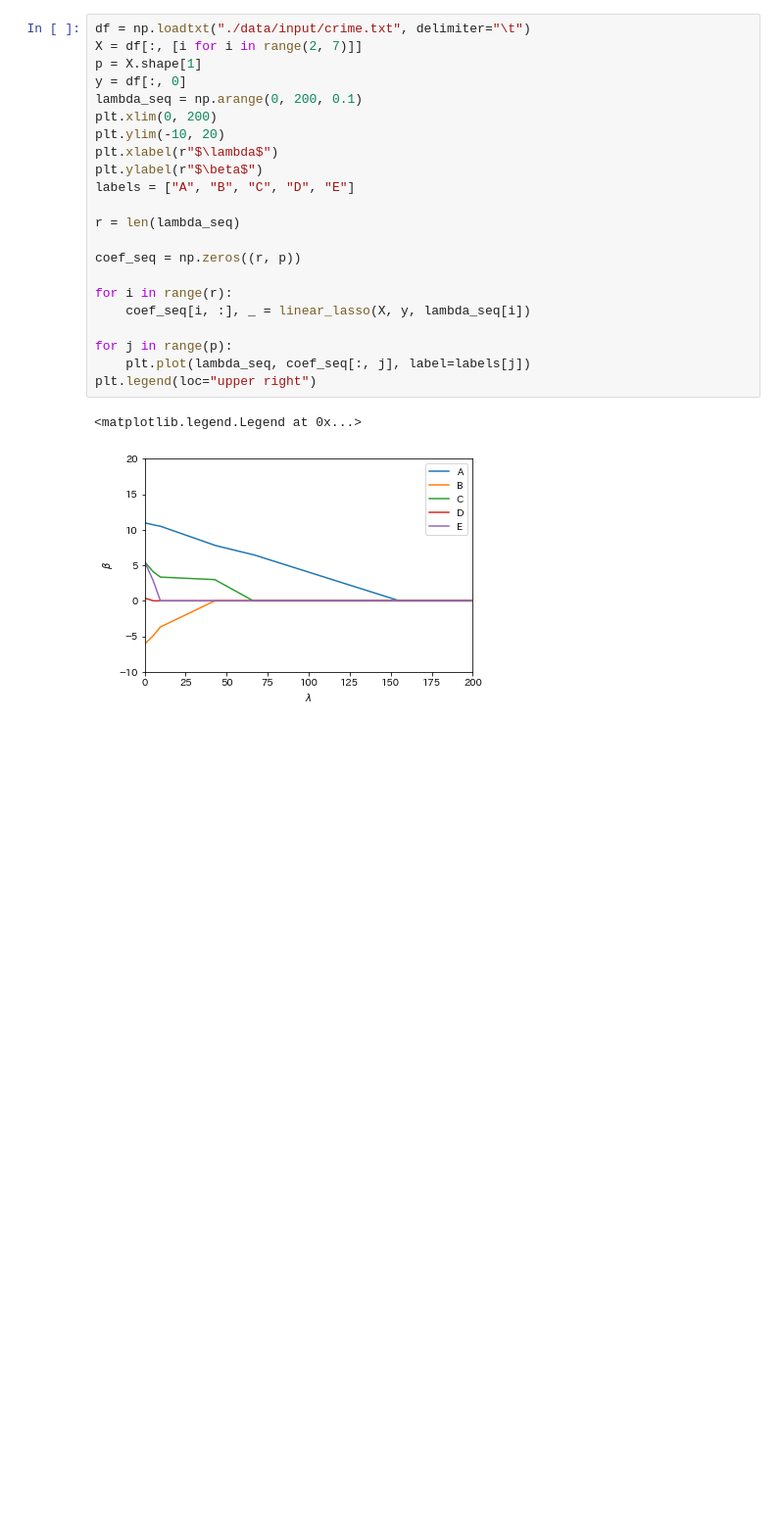
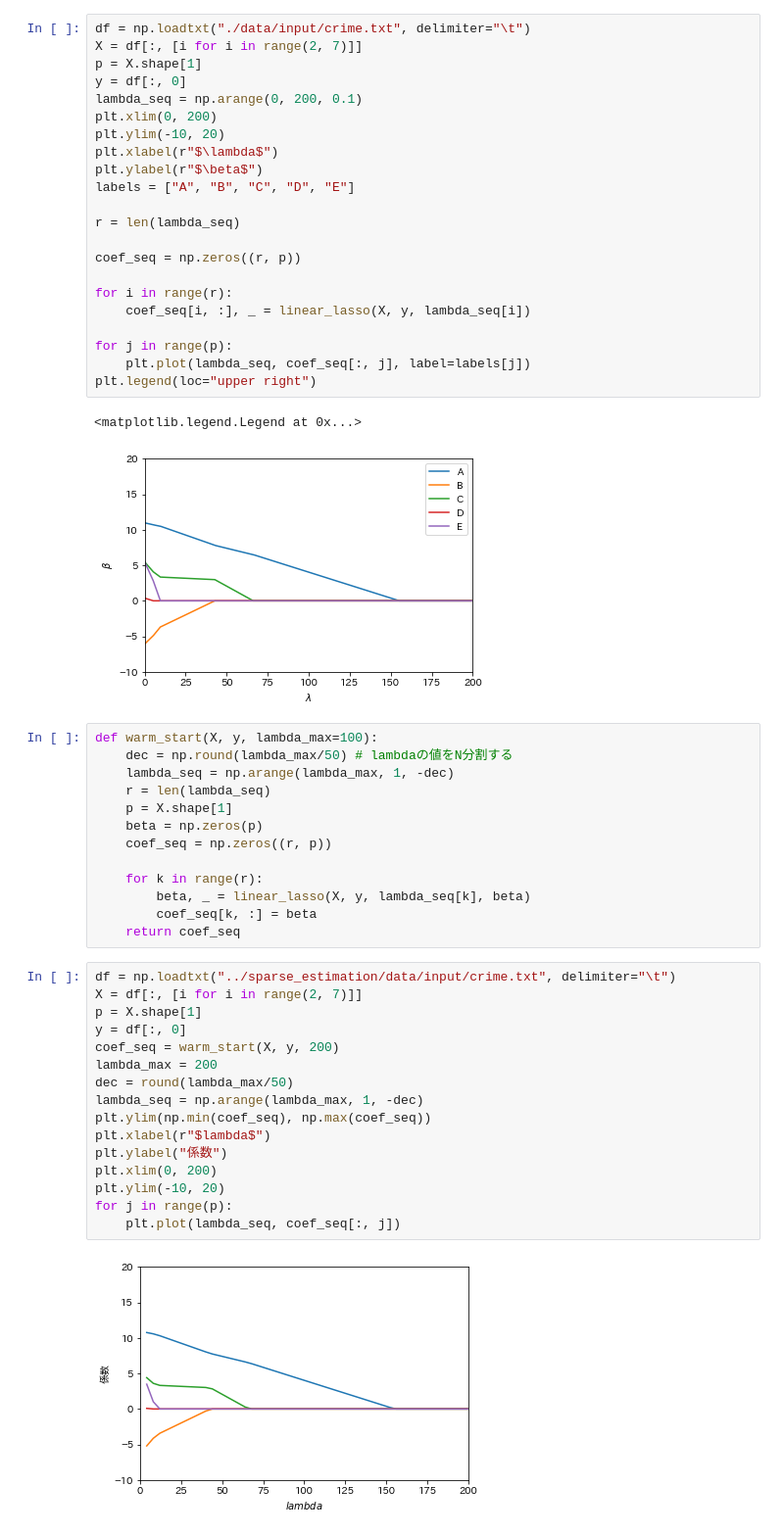
Before and after one commit to yuki1125/sparse_estimation_study, a Jupyter notebook: sparse_estimation/l1l2regression.ipynb, the cells around one changed output. Shown at 98% size. Cells and saved outputs as stored; diff of their text form; blank space fills up the shorter version.

```diff
--- a/sparse_estimation/l1l2regression.ipynb
+++ b/sparse_estimation/l1l2regression.ipynb
@@ -100,3 +103,34 @@ plt.legend(loc="upper right")
 # %% [output]
 <matplotlib.legend.Legend at 0x...>
 [figure]
+# %%
+def warm_start(X, y, lambda_max=100):
+    dec = np.round(lambda_max/50) # lambdaの値をN分割する
+    lambda_seq = np.arange(lambda_max, 1, -dec)
+    r = len(lambda_seq)
+    p = X.shape[1]
+    beta = np.zeros(p)
+    coef_seq = np.zeros((r, p))
+
+    for k in range(r):
+        beta, _ = linear_lasso(X, y, lambda_seq[k], beta)
+        coef_seq[k, :] = beta
+    return coef_seq
+# %%
+df = np.loadtxt("../sparse_estimation/data/input/crime.txt", delimiter="\t")
+X = df[:, [i for i in range(2, 7)]]
+p = X.shape[1]
+y = df[:, 0]
+coef_seq = warm_start(X, y, 200)
+lambda_max = 200
+dec = round(lambda_max/50)
+lambda_seq = np.arange(lambda_max, 1, -dec)
+plt.ylim(np.min(coef_seq), np.max(coef_seq))
+plt.xlabel(r"$lambda$")
+plt.ylabel("係数")
+plt.xlim(0, 200)
+plt.ylim(-10, 20)
+for j in range(p):
+    plt.plot(lambda_seq, coef_seq[:, j])
+# %% [output]
+[figure, added]
```
Also changed, not shown: parts of 7 cells of this notebook, 1 other file.
